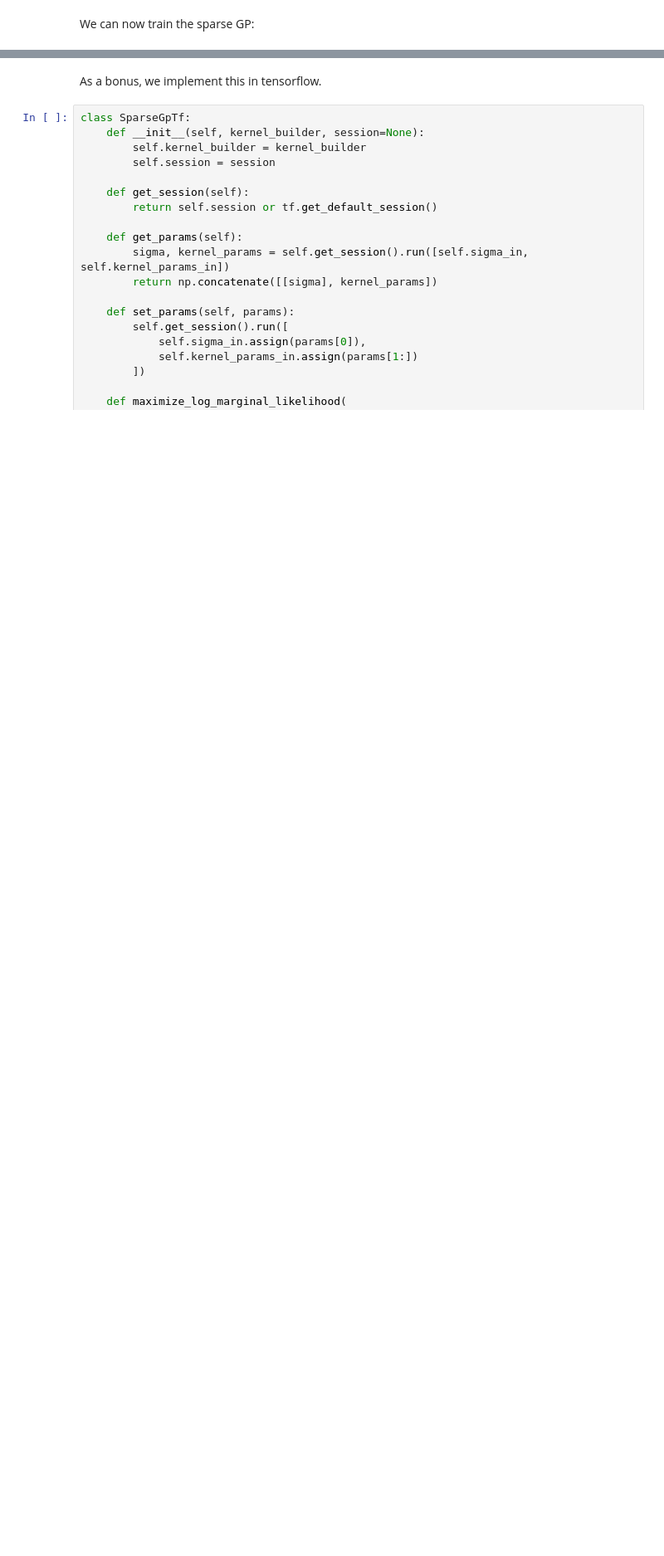
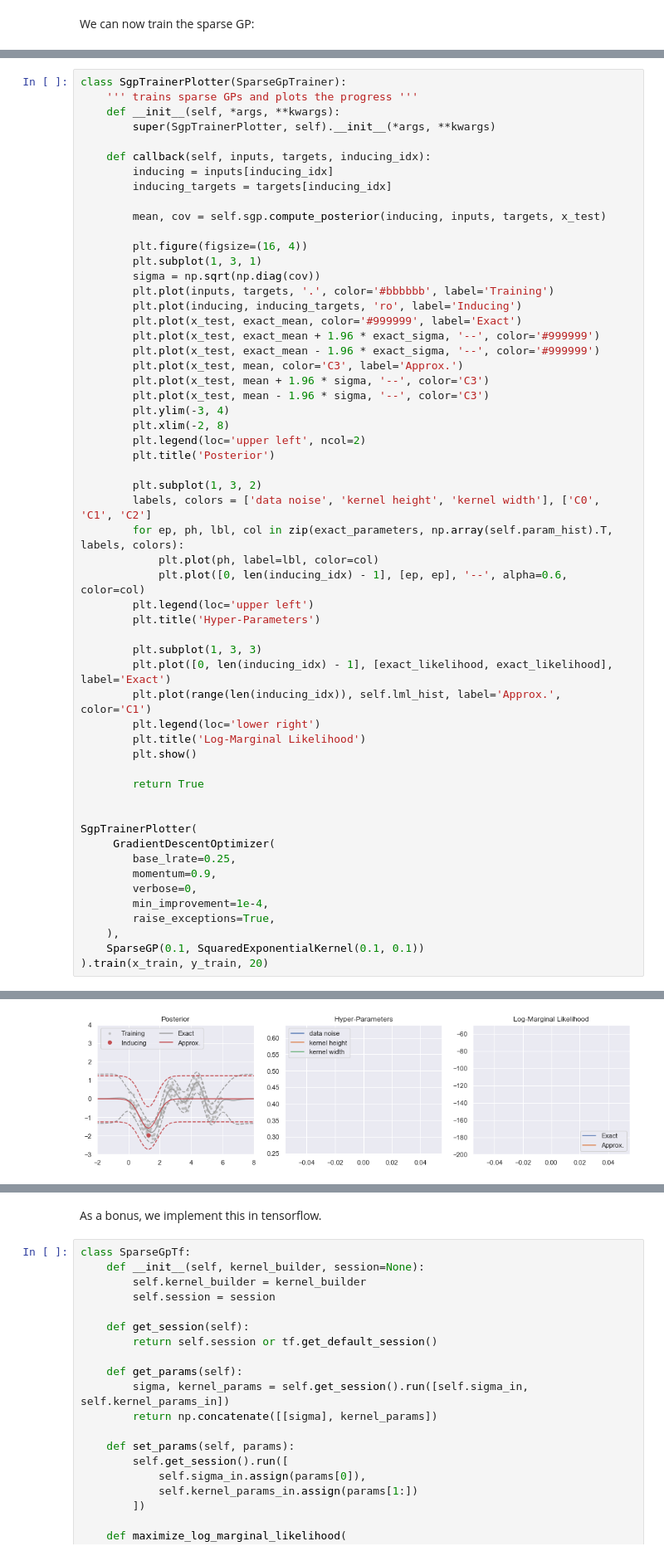
Before and after one commit to e-dorigatti/gaussian_processes, a Jupyter notebook: sparse_gaussian_processes.ipynb, the cells around one changed output, grey strips where cells are left out. Shown at 83% size. Cells and saved outputs as stored; diff of their text form; blank space fills up the shorter version.

Commit message:
mostly finished efficient sparse gp
numerical bugs remain

```diff
--- a/sparse_gaussian_processes.ipynb
+++ b/sparse_gaussian_processes.ipynb
@@ -722,0 +662,57 @@ Optimized hyper-parameters: [0.34733499 0.34057662 0.53465647] - Likelihood -102
+# %%
+class SgpTrainerPlotter(SparseGpTrainer):
+    ''' trains sparse GPs and plots the progress '''
+    def __init__(self, *args, **kwargs):
+        super(SgpTrainerPlotter, self).__init__(*args, **kwargs)
+
+    def callback(self, inputs, targets, inducing_idx):
+        inducing = inputs[inducing_idx]
+        inducing_targets = targets[inducing_idx]
+
+        mean, cov = self.sgp.compute_posterior(inducing, inputs, targets, x_test)
+
+        plt.figure(figsize=(16, 4))
+        plt.subplot(1, 3, 1)
+        sigma = np.sqrt(np.diag(cov))
+        plt.plot(inputs, targets, '.', color='#bbbbbb', label='Training')
+        plt.plot(inducing, inducing_targets, 'ro', label='Inducing')
+        plt.plot(x_test, exact_mean, color='#999999', label='Exact')
+        plt.plot(x_test, exact_mean + 1.96 * exact_sigma, '--', color='#999999')
+        plt.plot(x_test, exact_mean - 1.96 * exact_sigma, '--', color='#999999')
+        plt.plot(x_test, mean, color='C3', label='Approx.')
+        plt.plot(x_test, mean + 1.96 * sigma, '--', color='C3')
+        plt.plot(x_test, mean - 1.96 * sigma, '--', color='C3')
+        plt.ylim(-3, 4)
+        plt.xlim(-2, 8)
+        plt.legend(loc='upper left', ncol=2)
+        plt.title('Posterior')
+
+        plt.subplot(1, 3, 2)
+        labels, colors = ['data noise', 'kernel height', 'kernel width'], ['C0', 'C1', 'C2']
+        for ep, ph, lbl, col in zip(exact_parameters, np.array(self.param_hist).T, labels, colors):
+            plt.plot(ph, label=lbl, color=col)
+            plt.plot([0, len(inducing_idx) - 1], [ep, ep], '--', alpha=0.6, color=col)
+        plt.legend(loc='upper left')
+        plt.title('Hyper-Parameters')
+
+        plt.subplot(1, 3, 3)
+        plt.plot([0, len(inducing_idx) - 1], [exact_likelihood, exact_likelihood], label='Exact')
+        plt.plot(range(len(inducing_idx)), self.lml_hist, label='Approx.', color='C1')
+        plt.legend(loc='lower right')
+        plt.title('Log-Marginal Likelihood')
+        plt.show()
+
+        return True
+
+
+SgpTrainerPlotter(
+     GradientDescentOptimizer(
+        base_lrate=0.25,
+        momentum=0.9,
+        verbose=0,
+        min_improvement=1e-4,
+        raise_exceptions=True,
+    ),
+    SparseGP(0.1, SquaredExponentialKernel(0.1, 0.1))
+).train(x_train, y_train, 20)
+# %% [output]
@@ -722,0 +722 @@ Optimized hyper-parameters: [0.34733499 0.34057662 0.53465647] - Likelihood -102
+[figure, added]
```
Also changed, not shown: parts of 23 cells of this notebook.
